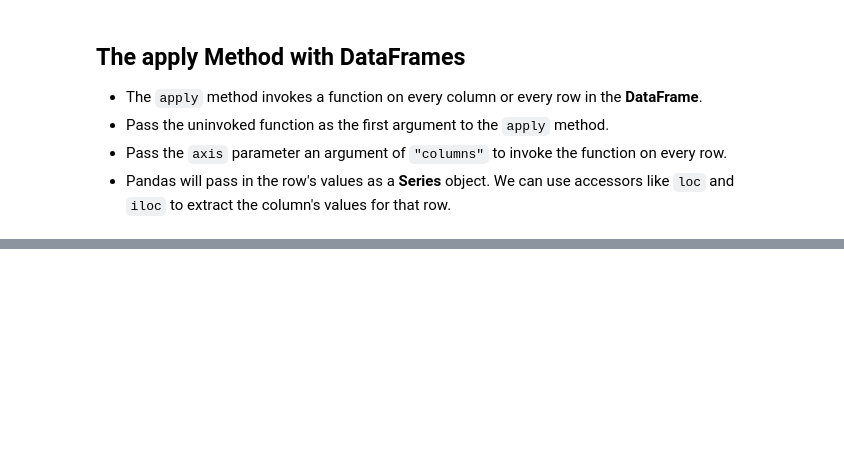
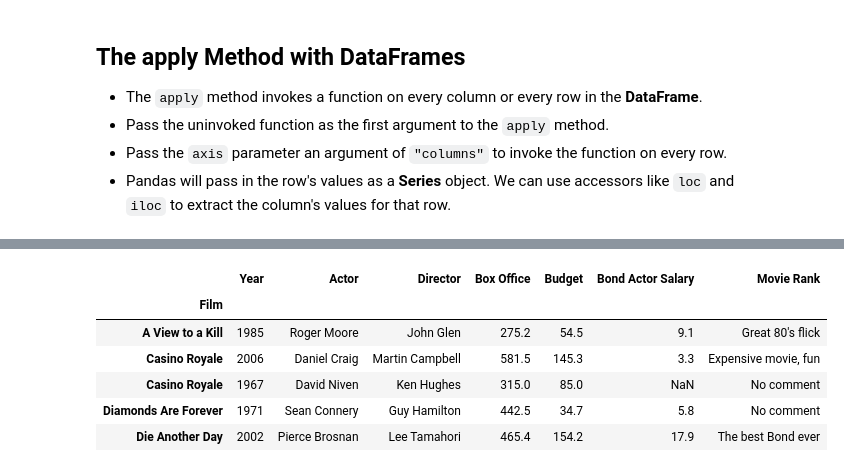
Before and after one commit to Lucas01iveira/Data-Engineering, a Jupyter notebook: Data Analysis with Pandas and Python/materials/pandas/Incomplete/06 - DataFrames III - Data Extraction.ipynb, the cells around one changed output, grey strips where cells are left out. Drawn from its saved outputs; the diff is of its cells as text; code cells hidden in the pictures; blank space fills up the shorter version.

```diff
--- a/Data Analysis with Pandas and Python/materials/pandas/Incomplete/06 - DataFrames III - Data Extraction.ipynb
+++ b/Data Analysis with Pandas and Python/materials/pandas/Incomplete/06 - DataFrames III - Data Extraction.ipynb
@@ -1166,3 +1201,6 @@ Name: Bond Actor Salary, dtype: float64
 - Pass the uninvoked function as the first argument to the `apply` method.
 - Pass the `axis` parameter an argument of `"columns"` to invoke the function on every row.
 - Pandas will pass in the row's values as a **Series** object. We can use accessors like `loc` and `iloc` to extract the column's values for that row.
+# %%
+bond= pd.read_csv('jamesbond.csv', index_col= 'Film').sort_index()
+bond.head()
@@ -1168,0 +1215,20 @@ Name: Bond Actor Salary, dtype: float64
+# %%
+# MOVIE RANKING SYSTEM
+#
+# CONDITION             --> RESIGNATION
+# 80s Movie             --> "Great 80's flick"
+# Pierce Brosnan        --> "The best Bond ever"
+# Budget > 100          --> "Expensive movie, fun"
+# Others                --> "No comment"
+#
+
+# We already saw that using the 'apply' method on a series will apply a pre-defined function (either user defined or python built-in) into the series values. Now we're going to take a look at the apply method applied to a dataframe itself.
+
+# In general, it will apply the funcion over a ser of axes. We can choose if, given a certain row we pass the funcion over the columns or, given a certain column, we pass the function over all the rows (which is pretty similiar to applyng at a Series actually)
+
+def rank_movie(row):
+    print(row)
+
+bond.apply(rank_movie, axis= 'columns').head(0) # given a row, applying it to the columns values
+
+# (for each row we get a series with the the column values and their corresponding labels)
@@ -1168,0 +1254,16 @@ Name: Bond Actor Salary, dtype: float64
+# %%
+def rank_movie(row):
+    # for a given row, we have a series with column names as labels
+
+    if row.loc['Year'] >= 1980 and row.loc['Year'] < 1990:
+        return "Great 80's flick"
+
+    if row.loc['Actor'] == 'Pierce Brosnan':
+        return 'The best Bond ever'
+
+    if row.loc['Budget'] > 100:
+        return 'Expensive movie, fun'
+
+    return 'No comment'
+
+bond.apply(rank_movie, axis= 'columns') # or 1
@@ -1168,0 +1288,12 @@ Name: Bond Actor Salary, dtype: float64
+# %%
+# and we can use it to define new columns
+bond['Movie Rank']= bond.apply(rank_movie, axis= 'columns')
+bond.head()
+# %% [output]
+|  | Year | Actor | Director | Box Office | Budget | Bond Actor Salary | Movie Rank |
+| Film |  |  |  |  |  |  |  |
+| A View to a Kill | 1985 | Roger Moore | John Glen | 275.2 | 54.5 | 9.1 | Great 80's flick |
+| Casino Royale | 2006 | Daniel Craig | Martin Campbell | 581.5 | 145.3 | 3.3 | Expensive movie, fun |
+| Casino Royale | 1967 | David Niven | Ken Hughes | 315.0 | 85.0 | NaN | No comment |
+| Diamonds Are Forever | 1971 | Sean Connery | Guy Hamilton | 442.5 | 34.7 | 5.8 | No comment |
+| Die Another Day | 2002 | Pierce Brosnan | Lee Tamahori | 465.4 | 154.2 | 17.9 | The best Bond ever |
```
Also changed, not shown: parts of 5 cells of this notebook.
